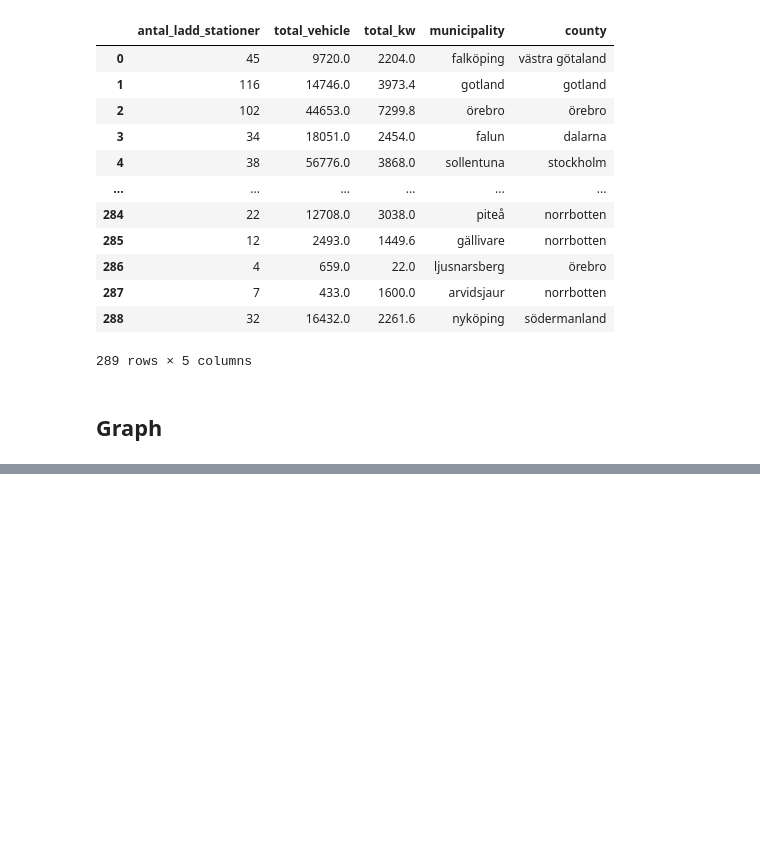
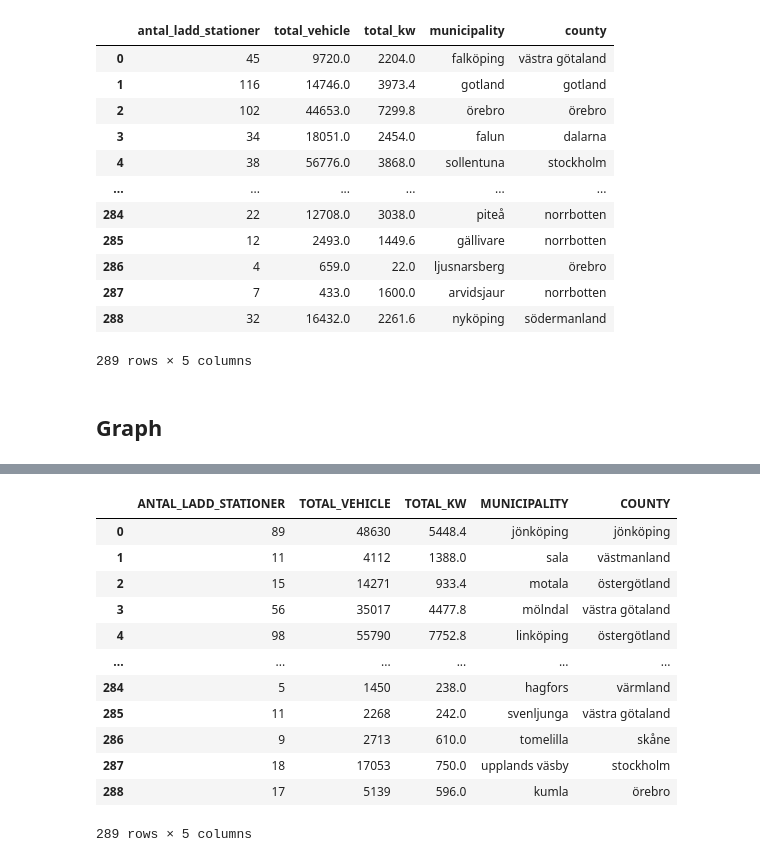
Before and after one commit to EfremDaniel/Examination_project_DE24, a Jupyter notebook: src/exploration/eda_me.ipynb, the cells around one changed output, grey strips where cells are left out. Cells and saved outputs as stored; diff of their text form; code cells hidden in the pictures; blank space fills up the shorter version.

```diff
--- a/src/exploration/eda_me.ipynb
+++ b/src/exploration/eda_me.ipynb
@@ -254,0 +349,43 @@ fig.show()
+# %%
+import os
+from dotenv import load_dotenv
+import snowflake.connector
+import pandas as pd
+
+
+
+
+load_dotenv()
+
+with snowflake.connector.connect(
+    user=os.getenv("SNOWFLAKE_USER"),
+    password=os.getenv("SNOWFLAKE_PASSWORD"),
+    account=os.getenv("SNOWFLAKE_ACCOUNT"),
+    warehouse=os.getenv("SNOWFLAKE_WAREHOUSE"),
+    database=os.getenv("SNOWFLAKE_DATABASE"),
+    schema=os.getenv("SNOWFLAKE_SCHEMA"),
+    role=os.getenv("SNOWFLAKE_ROLE") )as conn:
+
+    query = 'SELECT * FROM marts.infrastructur;'
+
+
+    cur = conn.cursor()
+    data =cur.execute(query)
+
+    df_infra = data.fetch_pandas_all()
+
+df_infra
+# %% [output]
+|  | ANTAL_LADD_STATIONER | TOTAL_VEHICLE | TOTAL_KW | MUNICIPALITY | COUNTY |
+| 0 | 89 | 48630 | 5448.4 | jönköping | jönköping |
+| 1 | 11 | 4112 | 1388.0 | sala | västmanland |
+| 2 | 15 | 14271 | 933.4 | motala | östergötland |
+| 3 | 56 | 35017 | 4477.8 | mölndal | västra götaland |
+| 4 | 98 | 55790 | 7752.8 | linköping | östergötland |
+| ... | ... | ... | ... | ... | ... |
+| 284 | 5 | 1450 | 238.0 | hagfors | värmland |
+| 285 | 11 | 2268 | 242.0 | svenljunga | västra götaland |
+| 286 | 9 | 2713 | 610.0 | tomelilla | skåne |
+| 287 | 18 | 17053 | 750.0 | upplands väsby | stockholm |
+| 288 | 17 | 5139 | 596.0 | kumla | örebro |
+289 rows × 5 columns
```
Also changed, not shown: parts of 7 cells of this notebook, 2 other files.
